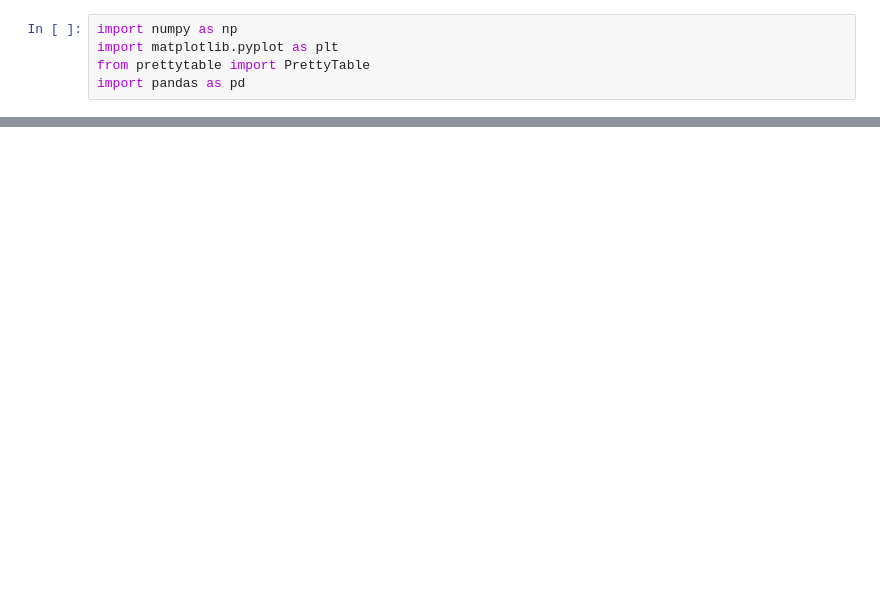
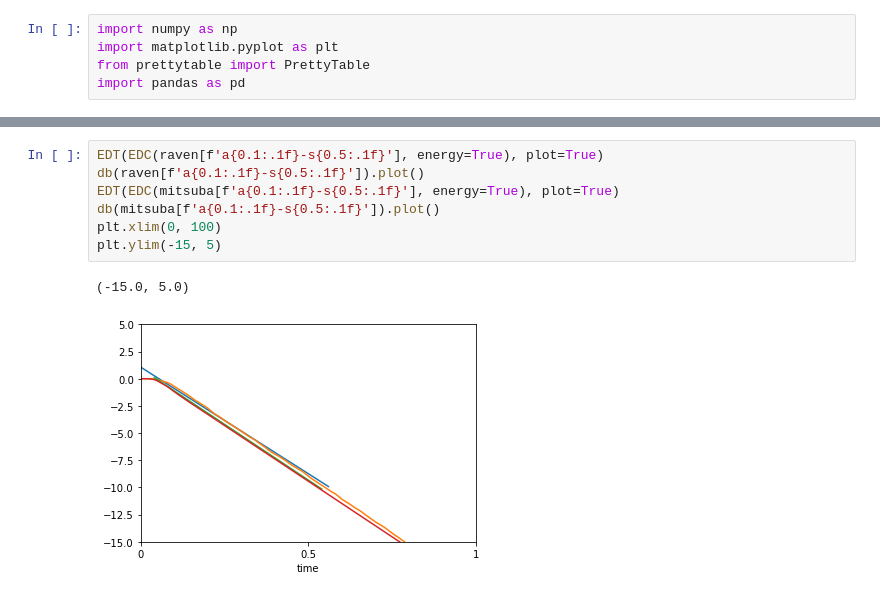
Before and after one commit to LeonardEyer/mitsuba2, a Jupyter notebook: notebook/Compare-absorption-raven.ipynb, the cells around one changed output, grey strips where cells are left out. Cells and saved outputs as stored; diff of their text form; blank space fills up the shorter version.

```diff
--- a/notebook/Compare-absorption-raven.ipynb
+++ b/notebook/Compare-absorption-raven.ipynb
@@ -39,0 +126,10 @@ plt.savefig("compare-absorption.png")
+# %%
+EDT(EDC(raven[f'a{0.1:.1f}-s{0.5:.1f}'], energy=True), plot=True)
+db(raven[f'a{0.1:.1f}-s{0.5:.1f}']).plot()
+EDT(EDC(mitsuba[f'a{0.1:.1f}-s{0.5:.1f}'], energy=True), plot=True)
+db(mitsuba[f'a{0.1:.1f}-s{0.5:.1f}']).plot()
+plt.xlim(0, 100)
+plt.ylim(-15, 5)
+# %% [output]
+(-15.0, 5.0)
+[figure, added]
```
Also changed, not shown: parts of 6 cells of this notebook, 4 other files.
